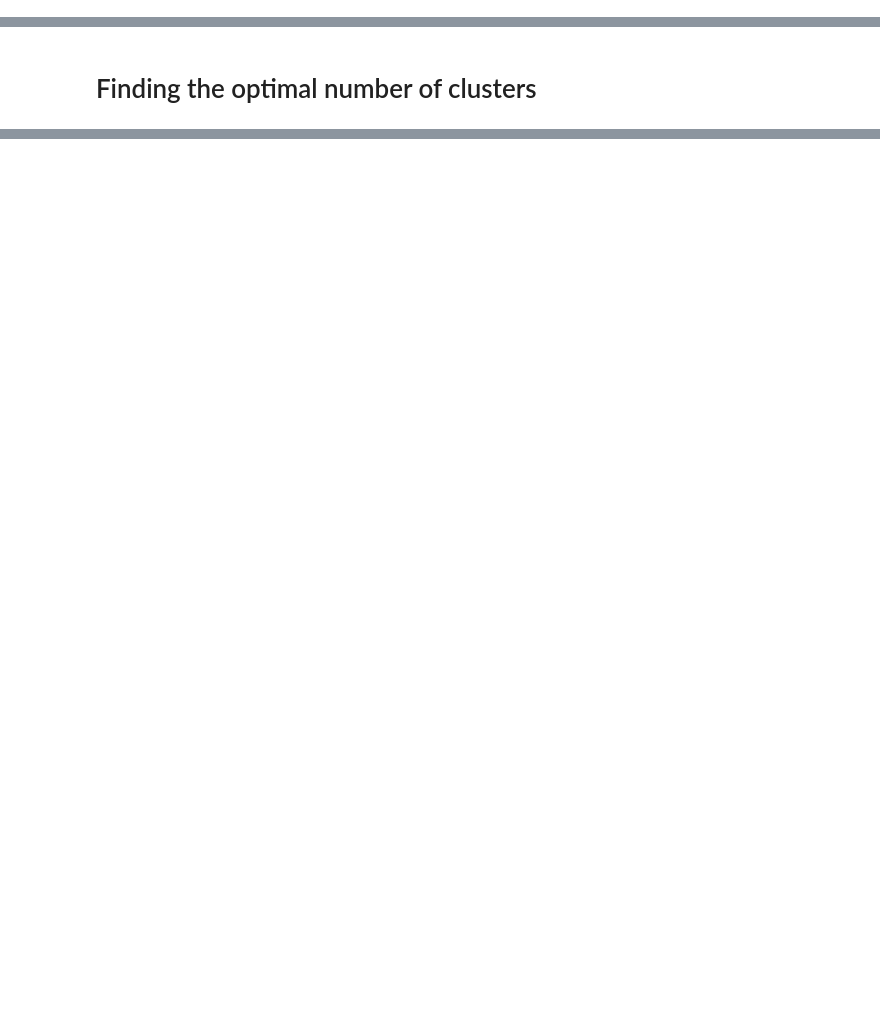
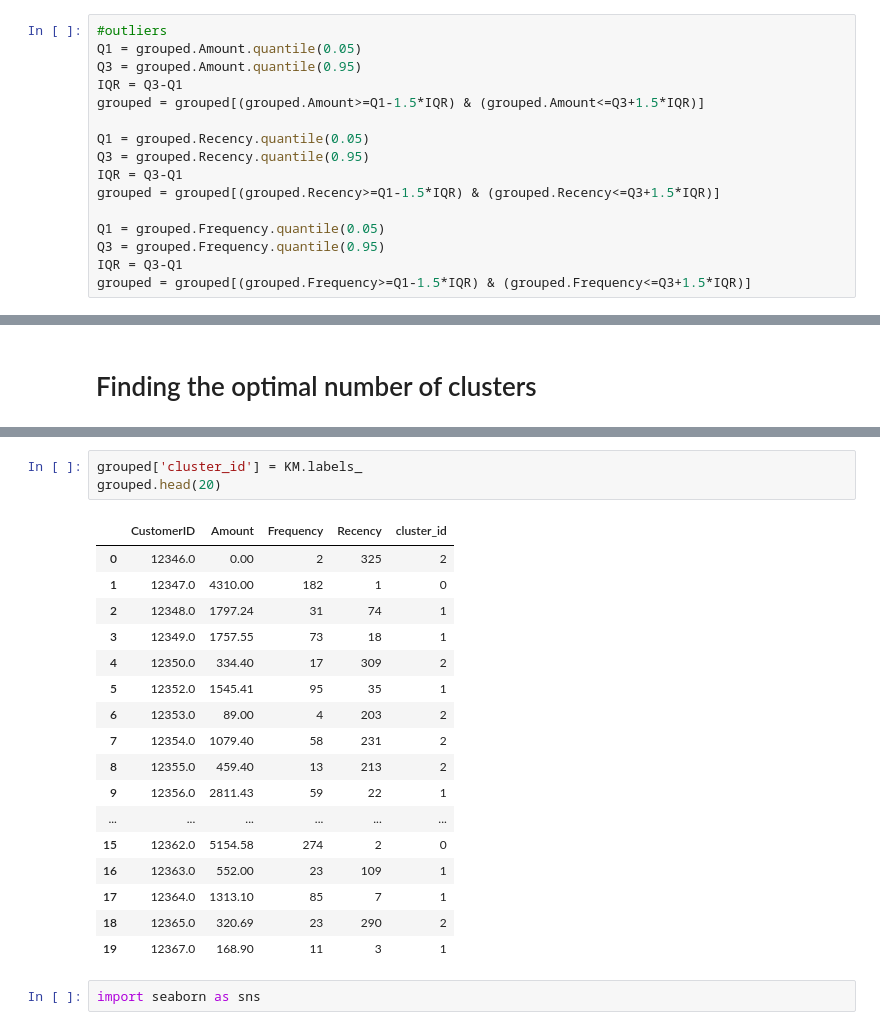
Before and after one commit to raghavsinghalrs/Customer_Segmentation, a Jupyter notebook: Customer Segmentation.ipynb, the cells around one changed output, grey strips where cells are left out. Saved outputs shown, nothing was run; the diff lists cells and outputs as text; blank space fills up the shorter version.

```diff
--- a/Customer Segmentation.ipynb
+++ b/Customer Segmentation.ipynb
@@ -216 +205,17 @@ AFR.head()
+# %%
+#outliers
+Q1 = grouped.Amount.quantile(0.05)
+Q3 = grouped.Amount.quantile(0.95)
+IQR = Q3-Q1
+grouped = grouped[(grouped.Amount>=Q1-1.5*IQR) & (grouped.Amount<=Q3+1.5*IQR)]
+
+Q1 = grouped.Recency.quantile(0.05)
+Q3 = grouped.Recency.quantile(0.95)
+IQR = Q3-Q1
+grouped = grouped[(grouped.Recency>=Q1-1.5*IQR) & (grouped.Recency<=Q3+1.5*IQR)]
+
+Q1 = grouped.Frequency.quantile(0.05)
+Q3 = grouped.Frequency.quantile(0.95)
+IQR = Q3-Q1
+grouped = grouped[(grouped.Frequency>=Q1-1.5*IQR) & (grouped.Frequency<=Q3+1.5*IQR)]
 # %%
@@ -265,0 +278,23 @@ fig.show()
+# %%
+grouped['cluster_id'] = KM.labels_
+grouped.head(20)
+# %% [output]
+|  | CustomerID | Amount | Frequency | Recency | cluster_id |
+| 0 | 12346.0 | 0.00 | 2 | 325 | 2 |
+| 1 | 12347.0 | 4310.00 | 182 | 1 | 0 |
+| 2 | 12348.0 | 1797.24 | 31 | 74 | 1 |
+| 3 | 12349.0 | 1757.55 | 73 | 18 | 1 |
+| 4 | 12350.0 | 334.40 | 17 | 309 | 2 |
+| 5 | 12352.0 | 1545.41 | 95 | 35 | 1 |
+| 6 | 12353.0 | 89.00 | 4 | 203 | 2 |
+| 7 | 12354.0 | 1079.40 | 58 | 231 | 2 |
+| 8 | 12355.0 | 459.40 | 13 | 213 | 2 |
+| 9 | 12356.0 | 2811.43 | 59 | 22 | 1 |
+| ... | ... | ... | ... | ... | ... |
+| 15 | 12362.0 | 5154.58 | 274 | 2 | 0 |
+| 16 | 12363.0 | 552.00 | 23 | 109 | 1 |
+| 17 | 12364.0 | 1313.10 | 85 | 7 | 1 |
+| 18 | 12365.0 | 320.69 | 23 | 290 | 2 |
+| 19 | 12367.0 | 168.90 | 11 | 3 | 1 |
+# %%
+import seaborn as sns
```
Also changed, not shown: parts of 13 cells of this notebook.
